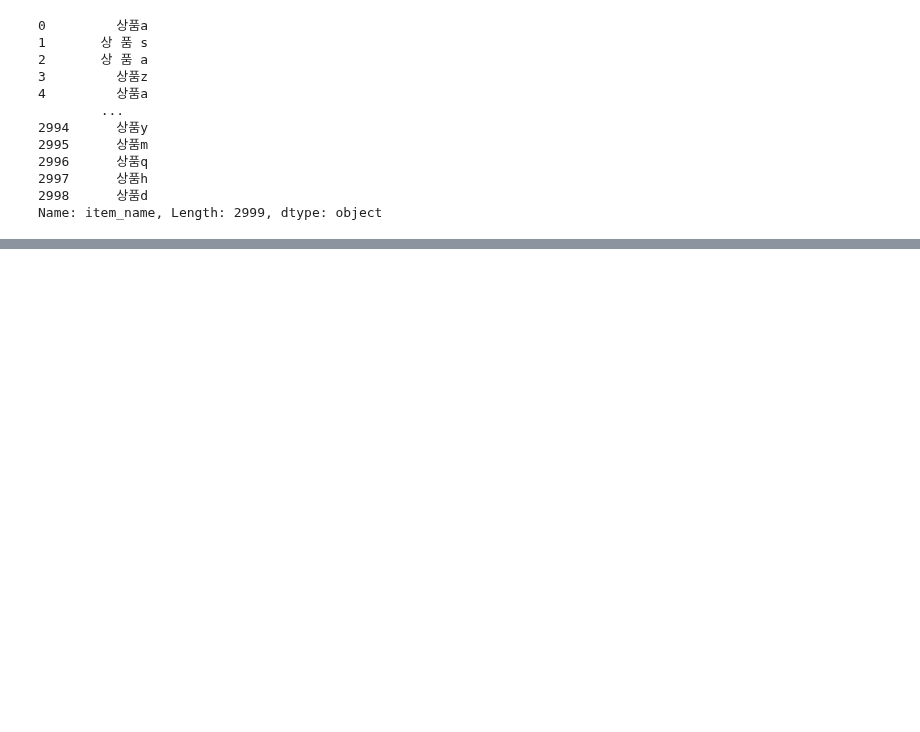
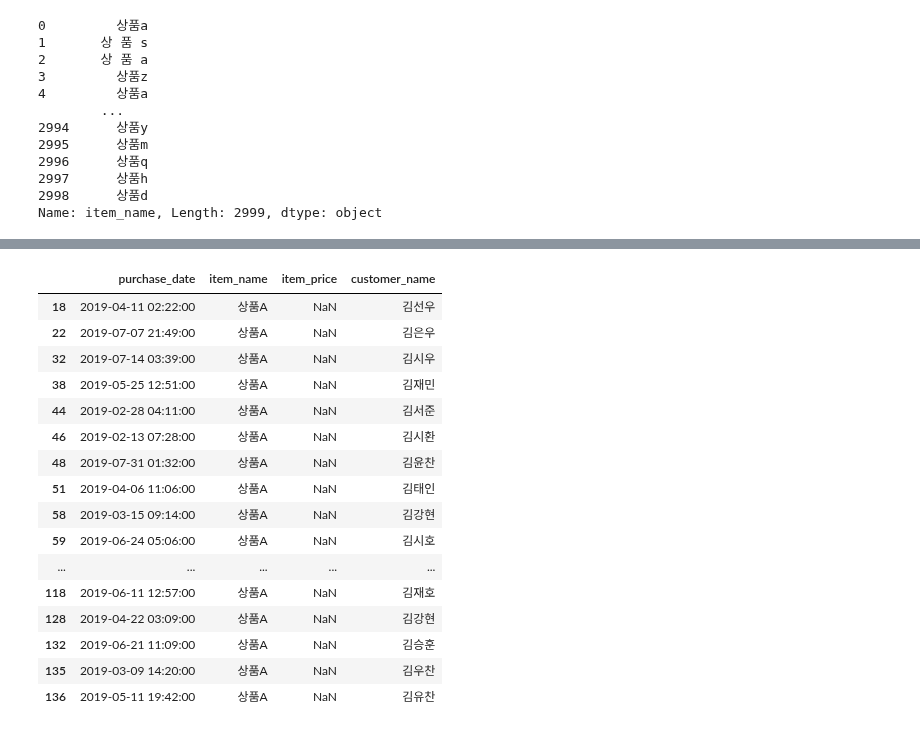
Before and after one commit to sejinhwang97ko/2023prac, a Jupyter notebook: 20230405/02.uriage.ipynb, the cells around one changed output, grey strips where cells are left out. Drawn from its saved outputs; the diff is of its cells as text; code cells hidden in the pictures; blank space fills up the shorter version.

```diff
--- a/20230405/02.uriage.ipynb
+++ b/20230405/02.uriage.ipynb
@@ -123,0 +148,10 @@ Name: item_name, Length: 2999, dtype: object
+# %%
+def change(x):
+    result = x.replace(" ", "").upper()
+    return result
+
+uriage['item_name'] = uriage['item_name'].apply(change)
+# %%
+uriage.sort_values('item_name', inplace=True)
+# %%
+uriage.reset_index(drop=True, inplace=True)
@@ -123,0 +201,4 @@ Name: item_name, Length: 2999, dtype: object
+# %%
+flg_null = uriage['item_price'].isna()
+#uriage.isna().any(1)
+uriage.loc[flg_null]
@@ -123,0 +235,21 @@ Name: item_name, Length: 2999, dtype: object
+# %%
+# 상품A이고 item_price가 결측치인 경우
+uriage.loc[(flg_null) & (uriage['item_name'] == "상품A")]
+# %% [output]
+|  | purchase_date | item_name | item_price | customer_name |
+| 18 | 2019-04-11 02:22:00 | 상품A | NaN | 김선우 |
+| 22 | 2019-07-07 21:49:00 | 상품A | NaN | 김은우 |
+| 32 | 2019-07-14 03:39:00 | 상품A | NaN | 김시우 |
+| 38 | 2019-05-25 12:51:00 | 상품A | NaN | 김재민 |
+| 44 | 2019-02-28 04:11:00 | 상품A | NaN | 김서준 |
+| 46 | 2019-02-13 07:28:00 | 상품A | NaN | 김시환 |
+| 48 | 2019-07-31 01:32:00 | 상품A | NaN | 김윤찬 |
+| 51 | 2019-04-06 11:06:00 | 상품A | NaN | 김태인 |
+| 58 | 2019-03-15 09:14:00 | 상품A | NaN | 김강현 |
+| 59 | 2019-06-24 05:06:00 | 상품A | NaN | 김시호 |
+| ... | ... | ... | ... | ... |
+| 118 | 2019-06-11 12:57:00 | 상품A | NaN | 김재호 |
+| 128 | 2019-04-22 03:09:00 | 상품A | NaN | 김강현 |
+| 132 | 2019-06-21 11:09:00 | 상품A | NaN | 김승훈 |
+| 135 | 2019-03-09 14:20:00 | 상품A | NaN | 김우찬 |
+| 136 | 2019-05-11 19:42:00 | 상품A | NaN | 김유찬 |
```
Also changed, not shown: parts of 20 cells of this notebook.
